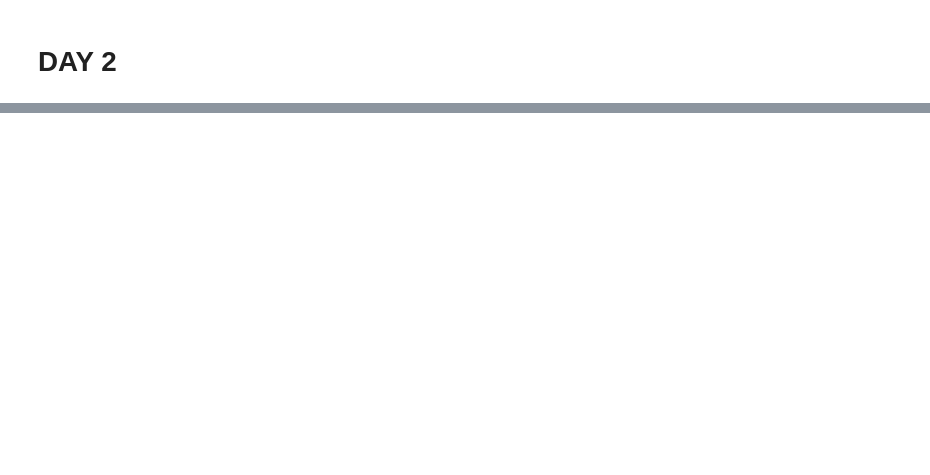
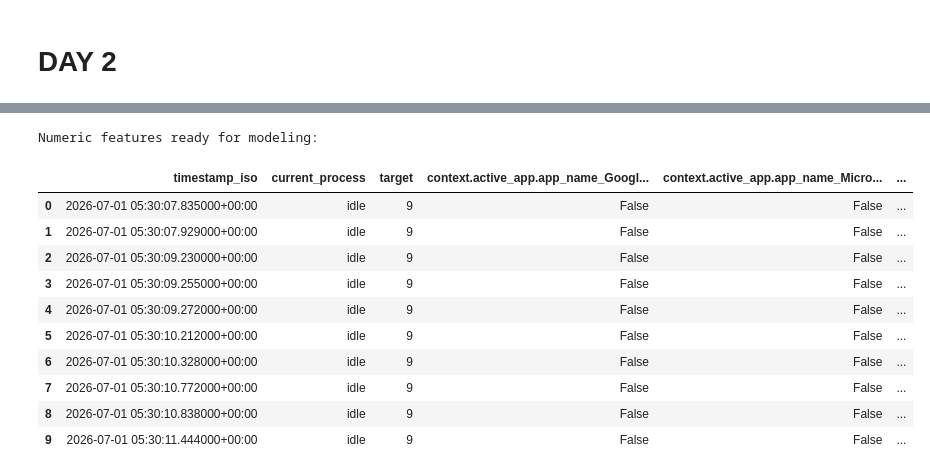
Before and after one commit to ary-yan/intern_task_automation, a Jupyter notebook: imbesideyou.ipynb, the cells around one changed output, grey strips where cells are left out. Cells and saved outputs as stored; diff of their text form; code cells hidden in the pictures; blank space fills up the shorter version.

Commit message:
Day 2: Implemented labeling, TF-IDF text features, and baseline Random Forest

```diff
--- a/imbesideyou.ipynb
+++ b/imbesideyou.ipynb
@@ -184,0 +289,34 @@ display(df_labeled[available_cols].head(15))
+# %%
+from sklearn.preprocessing import LabelEncoder
+
+# 1. Handle missing data (NaN) before encoding
+# If an event has no app name or process, we label it as 'unknown' or 'idle'
+df_labeled['context.active_app.app_name'] = df_labeled['context.active_app.app_name'].fillna('unknown')
+df_labeled['current_process'] = df_labeled['current_process'].fillna('idle')
+
+# 2. Encode the Target Variable (the business process we want to predict)
+label_encoder = LabelEncoder()
+df_labeled['target'] = label_encoder.fit_transform(df_labeled['current_process'].astype(str))
+
+# 3. One-Hot Encode categorical features
+# This converts categories into binary 1/0 columns (e.g., 'app_name_chrome')
+categorical_features = ['event_type', 'context.active_app.app_name']
+df_ml = pd.get_dummies(df_labeled, columns=categorical_features)
+
+print("Numeric features ready for modeling:")
+# Select a few columns to verify the transformation
+verify_cols = ['timestamp_iso', 'current_process', 'target'] + [col for col in df_ml.columns if 'app_name_' in col][:3]
+display(df_ml[verify_cols].head(10))
+# %% [output]
+Numeric features ready for modeling:
+|  | timestamp_iso | current_process | target | context.active_app.app_name_Googl... | context.active_app.app_name_Micro... | ... |
+| 0 | 2026-07-01 05:30:07.835000+00:00 | idle | 9 | False | False | ... |
+| 1 | 2026-07-01 05:30:07.929000+00:00 | idle | 9 | False | False | ... |
+| 2 | 2026-07-01 05:30:09.230000+00:00 | idle | 9 | False | False | ... |
+| 3 | 2026-07-01 05:30:09.255000+00:00 | idle | 9 | False | False | ... |
+| 4 | 2026-07-01 05:30:09.272000+00:00 | idle | 9 | False | False | ... |
+| 5 | 2026-07-01 05:30:10.212000+00:00 | idle | 9 | False | False | ... |
+| 6 | 2026-07-01 05:30:10.328000+00:00 | idle | 9 | False | False | ... |
+| 7 | 2026-07-01 05:30:10.772000+00:00 | idle | 9 | False | False | ... |
+| 8 | 2026-07-01 05:30:10.838000+00:00 | idle | 9 | False | False | ... |
+| 9 | 2026-07-01 05:30:11.444000+00:00 | idle | 9 | False | False | ... |
```
Also changed, not shown: parts of 13 cells of this notebook, 1 other file.
